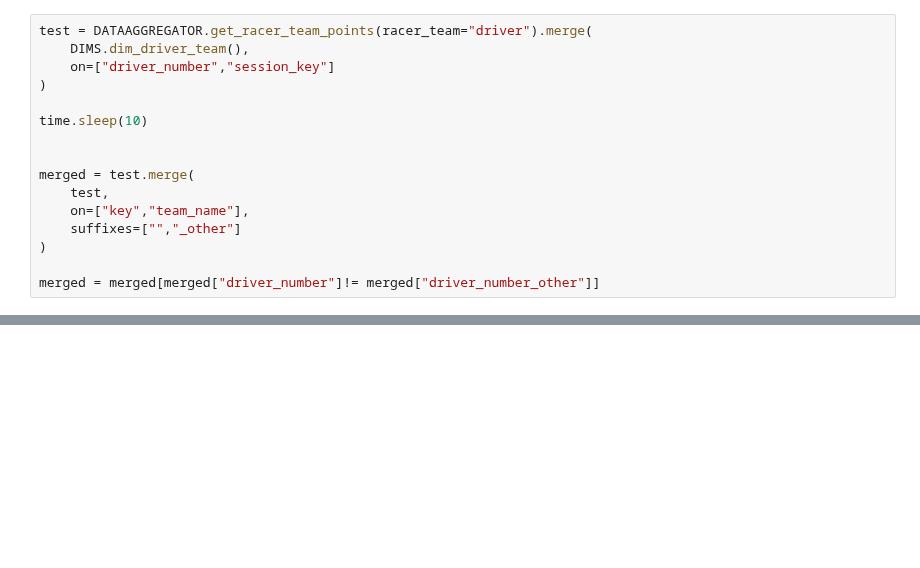
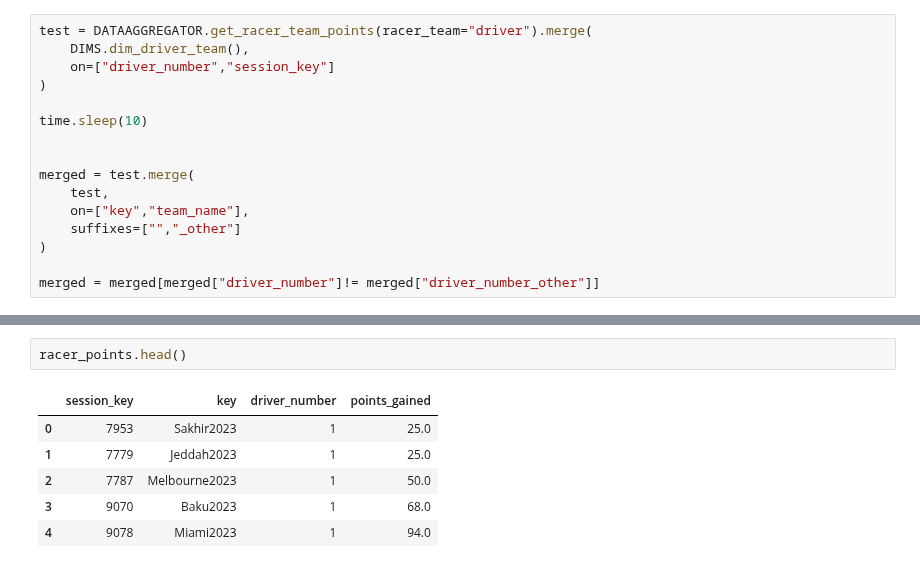
Before and after one commit to Grzegosh/Portfolio, a Jupyter notebook: F1/exploration.ipynb, the cells around one changed output, grey strips where cells are left out. Drawn from its saved outputs; the diff is of its cells as text; blank space fills up the shorter version.

```diff
--- a/F1/exploration.ipynb
+++ b/F1/exploration.ipynb
@@ -258,0 +254,9 @@ merged
+# %%
+racer_points.head()
+# %% [output]
+|  | session_key | key | driver_number | points_gained |
+| 0 | 7953 | Sakhir2023 | 1 | 25.0 |
+| 1 | 7779 | Jeddah2023 | 1 | 25.0 |
+| 2 | 7787 | Melbourne2023 | 1 | 50.0 |
+| 3 | 9070 | Baku2023 | 1 | 68.0 |
+| 4 | 9078 | Miami2023 | 1 | 94.0 |
```
Also changed, not shown: parts of 12 cells of this notebook, 3 other files.
